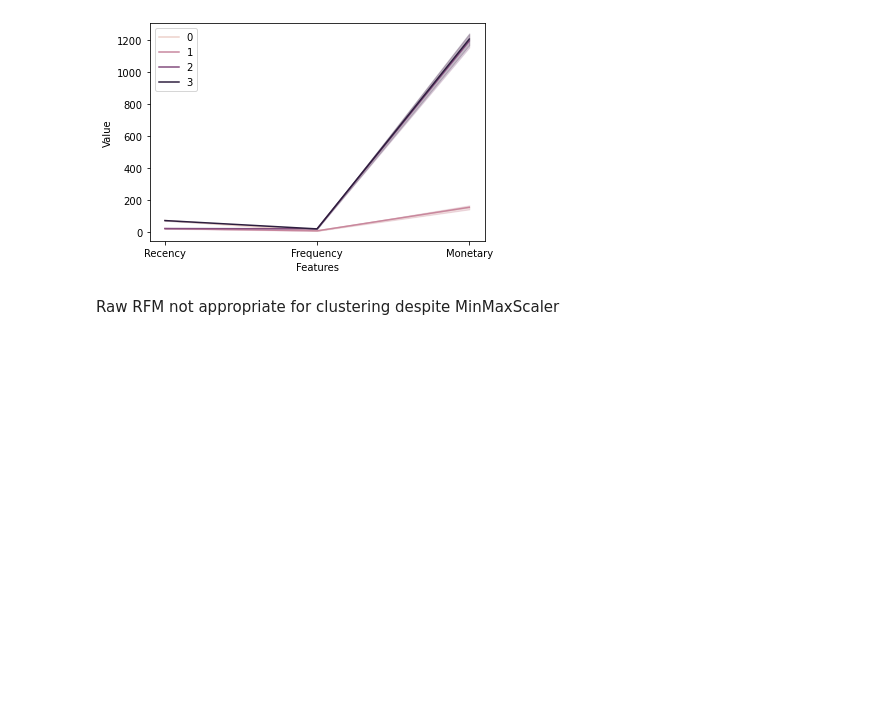
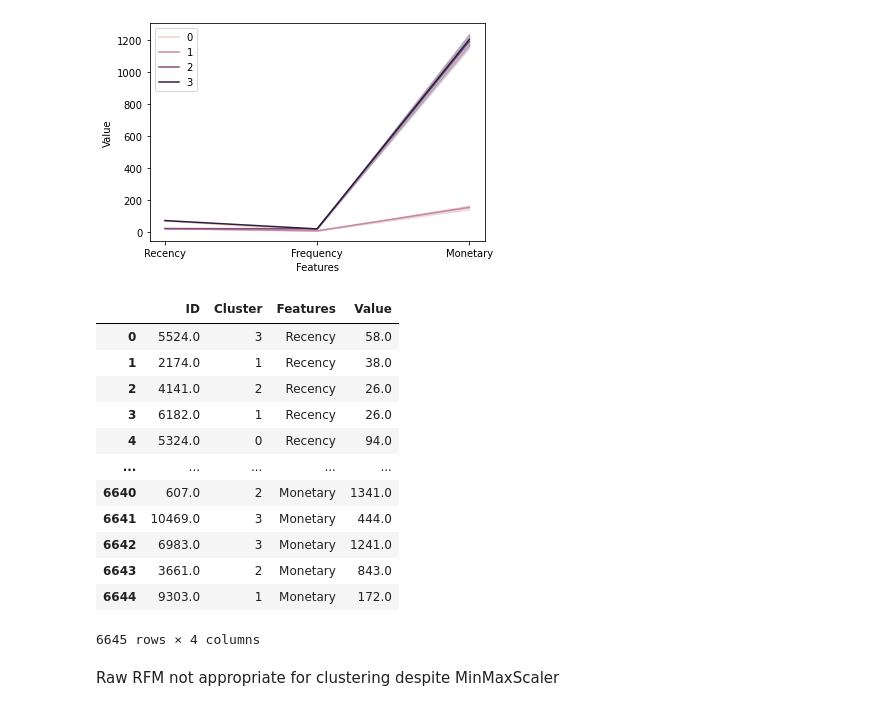
Before and after one commit to ba-group-projects/ml-clustering, a Jupyter notebook: kmeans_rfm.ipynb, the cells around one changed output. Drawn from its saved outputs; the diff is of its cells as text; code cells hidden in the pictures; blank space fills up the shorter version.

```diff
--- a/kmeans_rfm.ipynb
+++ b/kmeans_rfm.ipynb
@@ -144,6 +144,22 @@ plt.legend()
 # %% [output]
 <matplotlib.legend.Legend at 0x...>
 [figure]
+# %%
+melted_rfm_scaled
+# %% [output]
+|  | ID | Cluster | Features | Value |
+| 0 | 5524.0 | 3 | Recency | 58.0 |
+| 1 | 2174.0 | 1 | Recency | 38.0 |
+| 2 | 4141.0 | 2 | Recency | 26.0 |
+| 3 | 6182.0 | 1 | Recency | 26.0 |
+| 4 | 5324.0 | 0 | Recency | 94.0 |
+| ... | ... | ... | ... | ... |
+| 6640 | 607.0 | 2 | Monetary | 1341.0 |
+| 6641 | 10469.0 | 3 | Monetary | 444.0 |
+| 6642 | 6983.0 | 3 | Monetary | 1241.0 |
+| 6643 | 3661.0 | 2 | Monetary | 843.0 |
+| 6644 | 9303.0 | 1 | Monetary | 172.0 |
+6645 rows × 4 columns
 # %% [markdown]
 Raw RFM not appropriate for clustering despite MinMaxScaler
 # %% [markdown]
```
Also changed, not shown: parts of 1 cell of this notebook.
